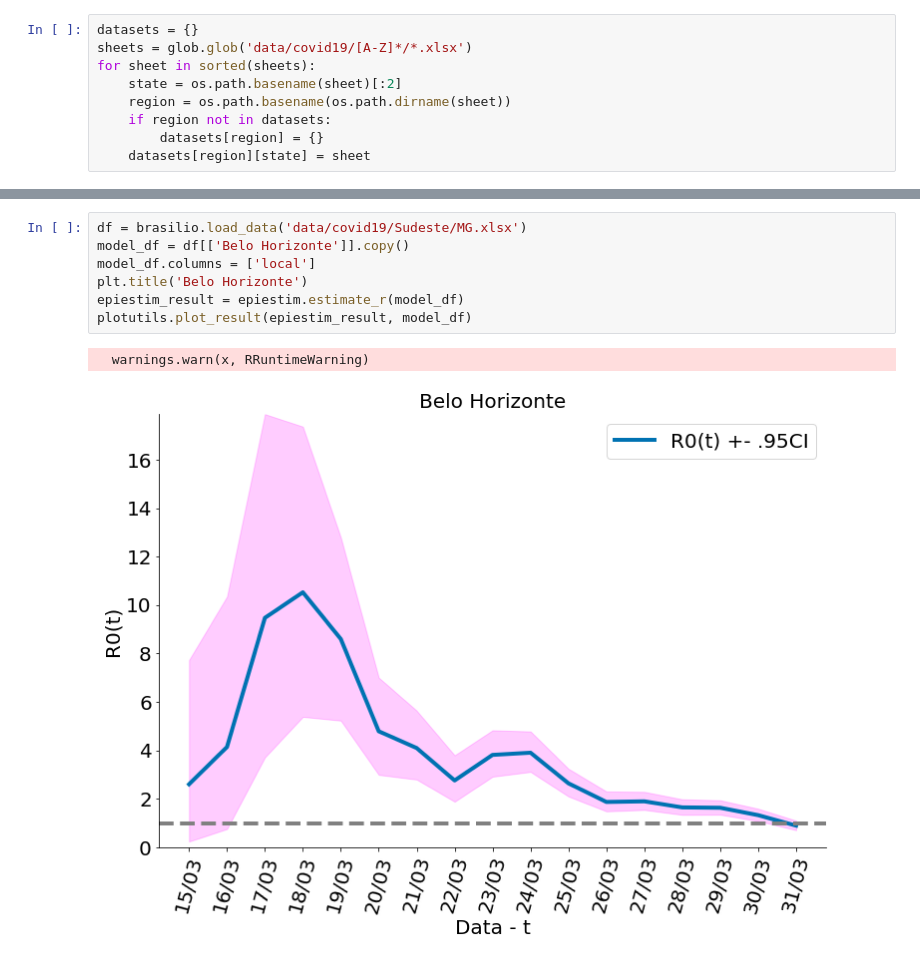
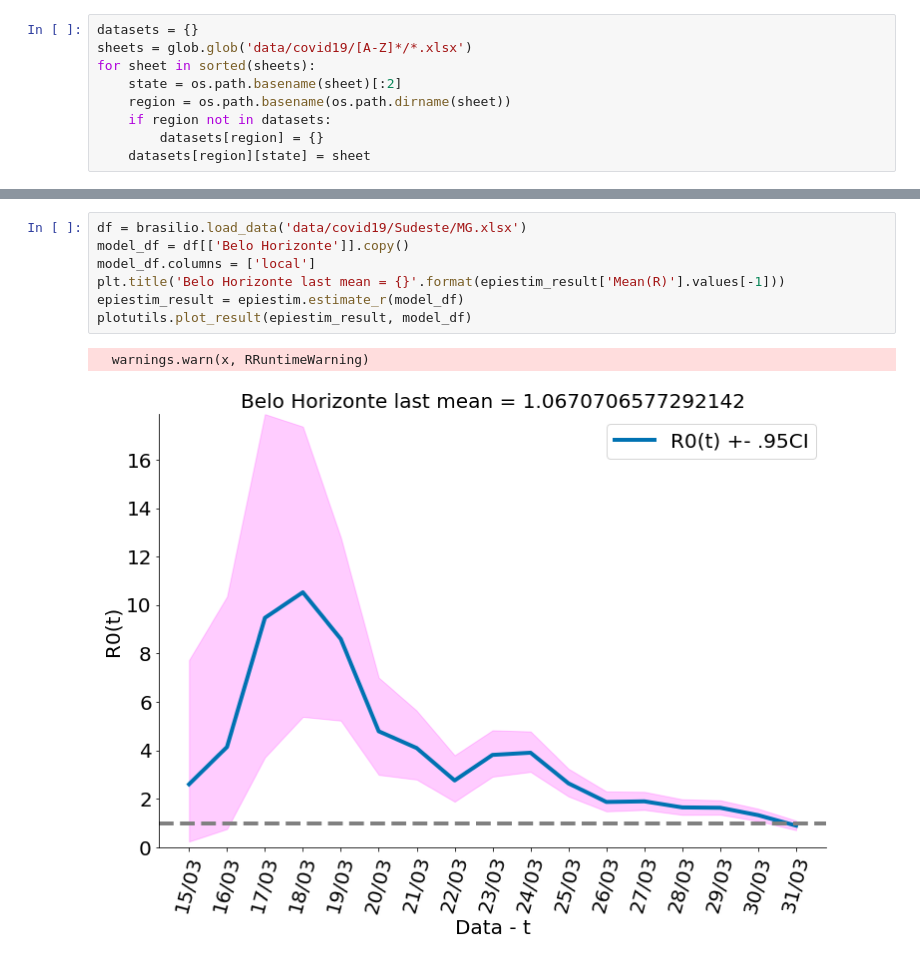
Before and after one commit to flaviovdf/covid19, a Jupyter notebook: Exploration.ipynb, the cells around one changed output, grey strips where cells are left out. Drawn from its saved outputs; the diff is of its cells as text.

Commit message:
new images

```diff
--- a/Exploration.ipynb
+++ b/Exploration.ipynb
@@ -79,10 +85,10 @@ KeyboardInterrupt:
 # %%
 df = brasilio.load_data('data/covid19/Sudeste/MG.xlsx')
 model_df = df[['Belo Horizonte']].copy()
 model_df.columns = ['local']
-plt.title('Belo Horizonte')
+plt.title('Belo Horizonte last mean = {}'.format(epiestim_result['Mean(R)'].values[-1]))
 epiestim_result = epiestim.estimate_r(model_df)
 plotutils.plot_result(epiestim_result, model_df)
 # %% [output]
   warnings.warn(x, RRuntimeWarning)
-[figure, old version]
+[figure, new version]
```
Also changed, not shown: parts of 1 cell of this notebook, 26 other files.
